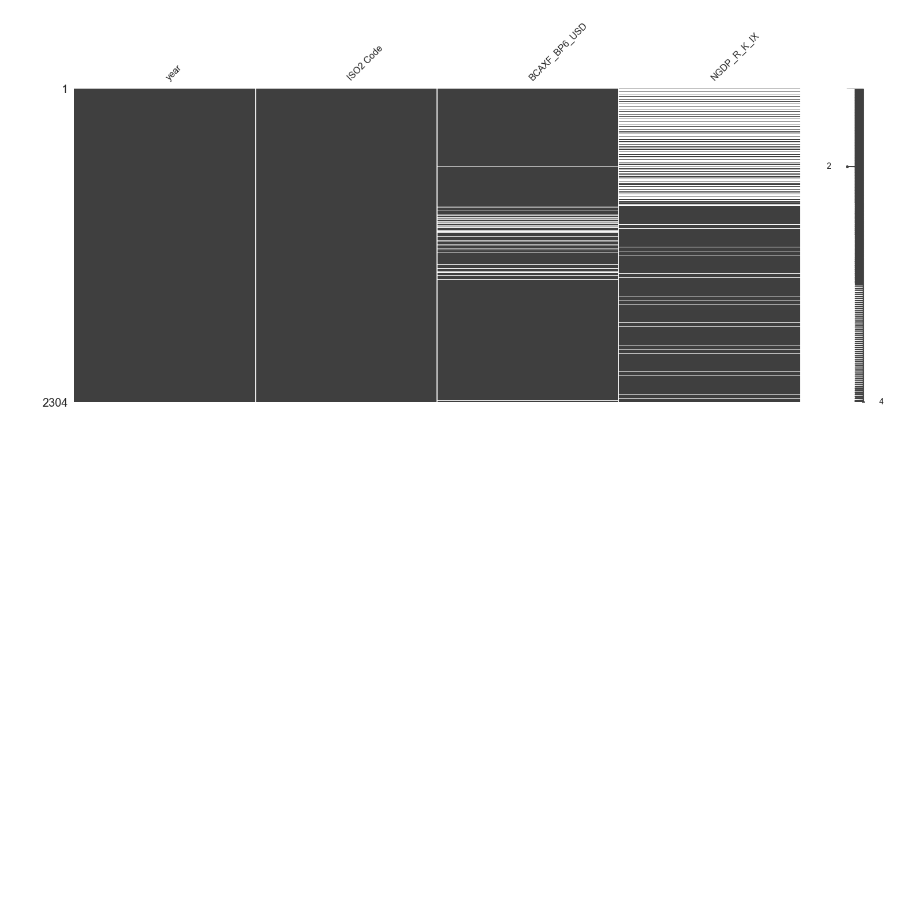
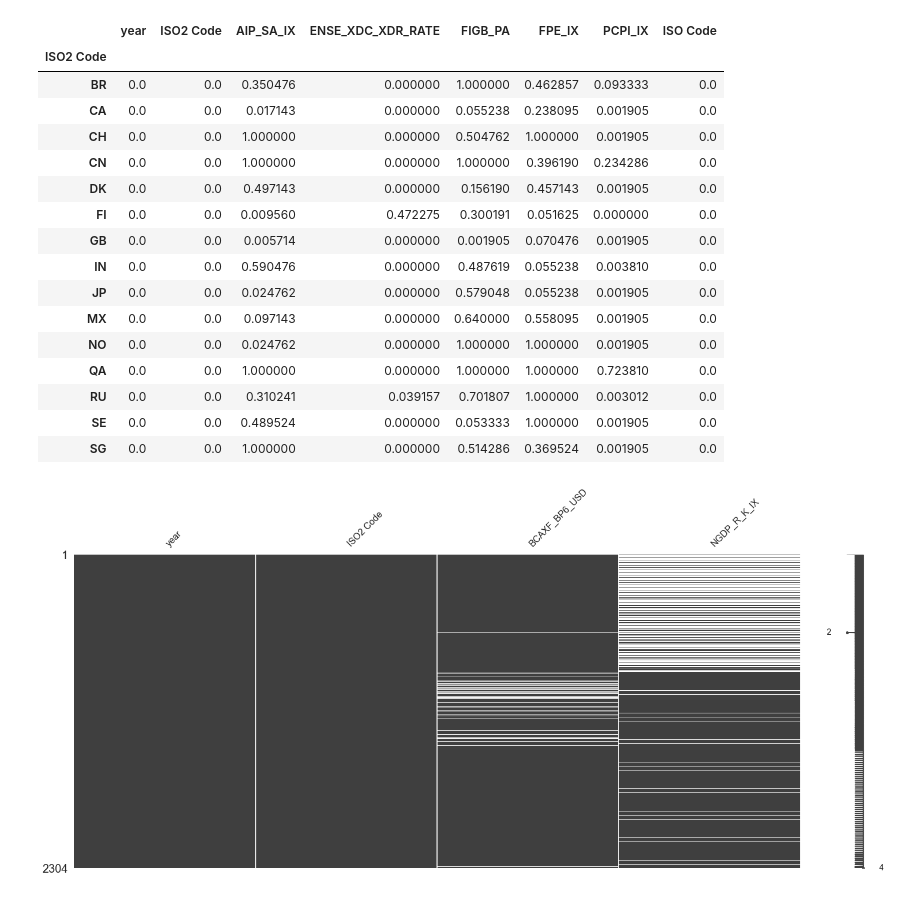
Before and after one commit to Walras-data/countryrisk, a Jupyter notebook: countryrisk_ecbmodel-Copy1.ipynb, the cells around one changed output. Saved outputs shown, nothing was run; the diff lists cells and outputs as text; code cells hidden in the pictures; blank space fills up the shorter version.

```diff
--- a/countryrisk_ecbmodel-Copy1.ipynb
+++ b/countryrisk_ecbmodel-Copy1.ipynb
@@ -70,3 +88,23 @@ stack_m = pd.merge(stack, countrycodes[["ISO2 Code", "ISO Code"]], on = "ISO2 Co
+# %%
+stack_m.groupby("ISO2 Code").apply(lambda x: x.isnull().mean())
+# %% [output]
+|  | year | ISO2 Code | AIP_SA_IX | ENSE_XDC_XDR_RATE | FIGB_PA | FPE_IX | PCPI_IX | ISO Code |
+| ISO2 Code |  |  |  |  |  |  |  |  |
+| BR | 0.0 | 0.0 | 0.350476 | 0.000000 | 1.000000 | 0.462857 | 0.093333 | 0.0 |
+| CA | 0.0 | 0.0 | 0.017143 | 0.000000 | 0.055238 | 0.238095 | 0.001905 | 0.0 |
+| CH | 0.0 | 0.0 | 1.000000 | 0.000000 | 0.504762 | 1.000000 | 0.001905 | 0.0 |
+| CN | 0.0 | 0.0 | 1.000000 | 0.000000 | 1.000000 | 0.396190 | 0.234286 | 0.0 |
+| DK | 0.0 | 0.0 | 0.497143 | 0.000000 | 0.156190 | 0.457143 | 0.001905 | 0.0 |
+| FI | 0.0 | 0.0 | 0.009560 | 0.472275 | 0.300191 | 0.051625 | 0.000000 | 0.0 |
+| GB | 0.0 | 0.0 | 0.005714 | 0.000000 | 0.001905 | 0.070476 | 0.001905 | 0.0 |
+| IN | 0.0 | 0.0 | 0.590476 | 0.000000 | 0.487619 | 0.055238 | 0.003810 | 0.0 |
+| JP | 0.0 | 0.0 | 0.024762 | 0.000000 | 0.579048 | 0.055238 | 0.001905 | 0.0 |
+| MX | 0.0 | 0.0 | 0.097143 | 0.000000 | 0.640000 | 0.558095 | 0.001905 | 0.0 |
+| NO | 0.0 | 0.0 | 0.024762 | 0.000000 | 1.000000 | 1.000000 | 0.001905 | 0.0 |
+| QA | 0.0 | 0.0 | 1.000000 | 0.000000 | 1.000000 | 1.000000 | 0.723810 | 0.0 |
+| RU | 0.0 | 0.0 | 0.310241 | 0.039157 | 0.701807 | 1.000000 | 0.003012 | 0.0 |
+| SE | 0.0 | 0.0 | 0.489524 | 0.000000 | 0.053333 | 1.000000 | 0.001905 | 0.0 |
+| SG | 0.0 | 0.0 | 1.000000 | 0.000000 | 0.514286 | 0.369524 | 0.001905 | 0.0 |
 # %%
 
 import requests
```
Also changed, not shown: parts of 16 cells of this notebook, 8 other files.
